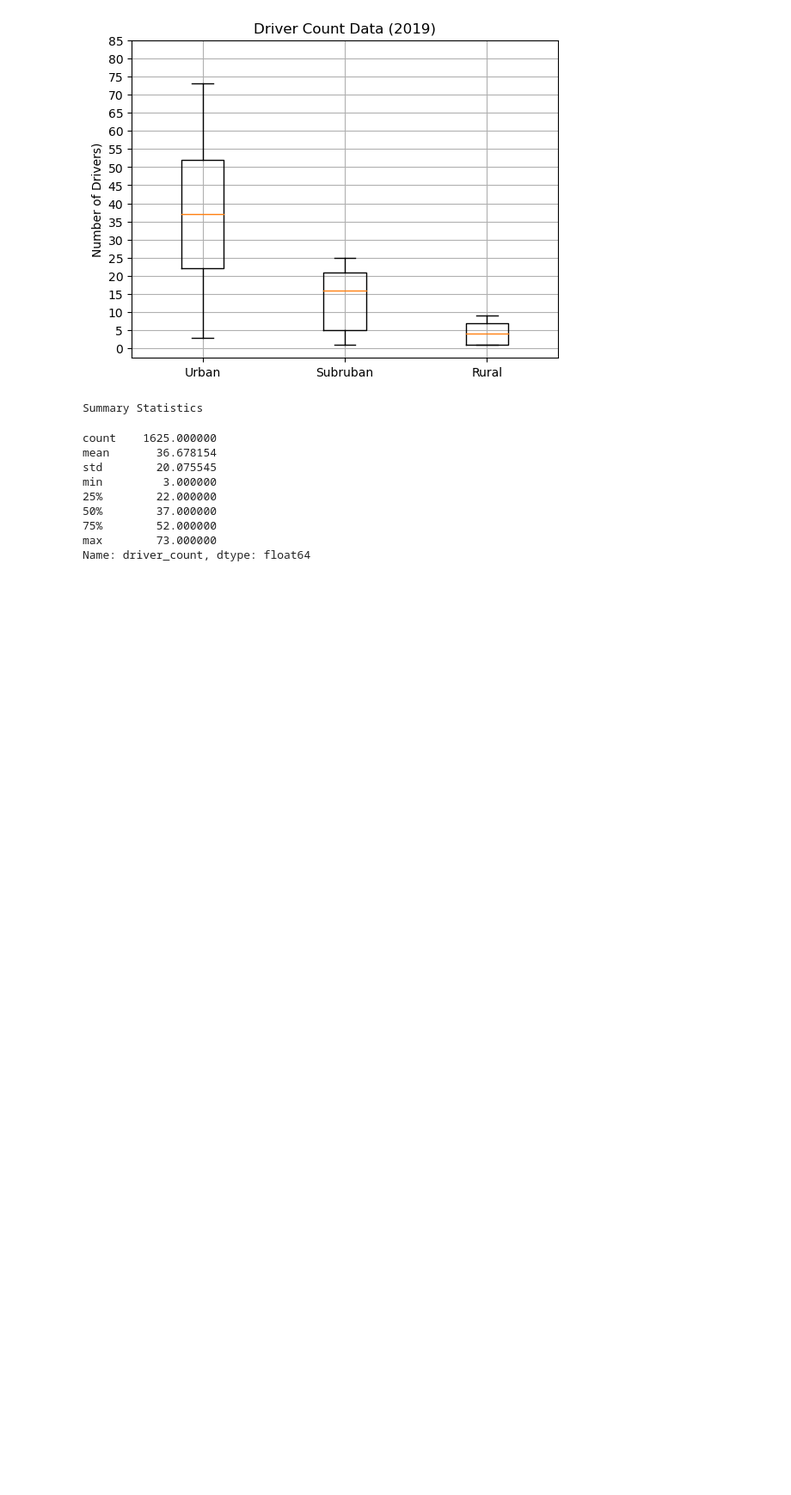
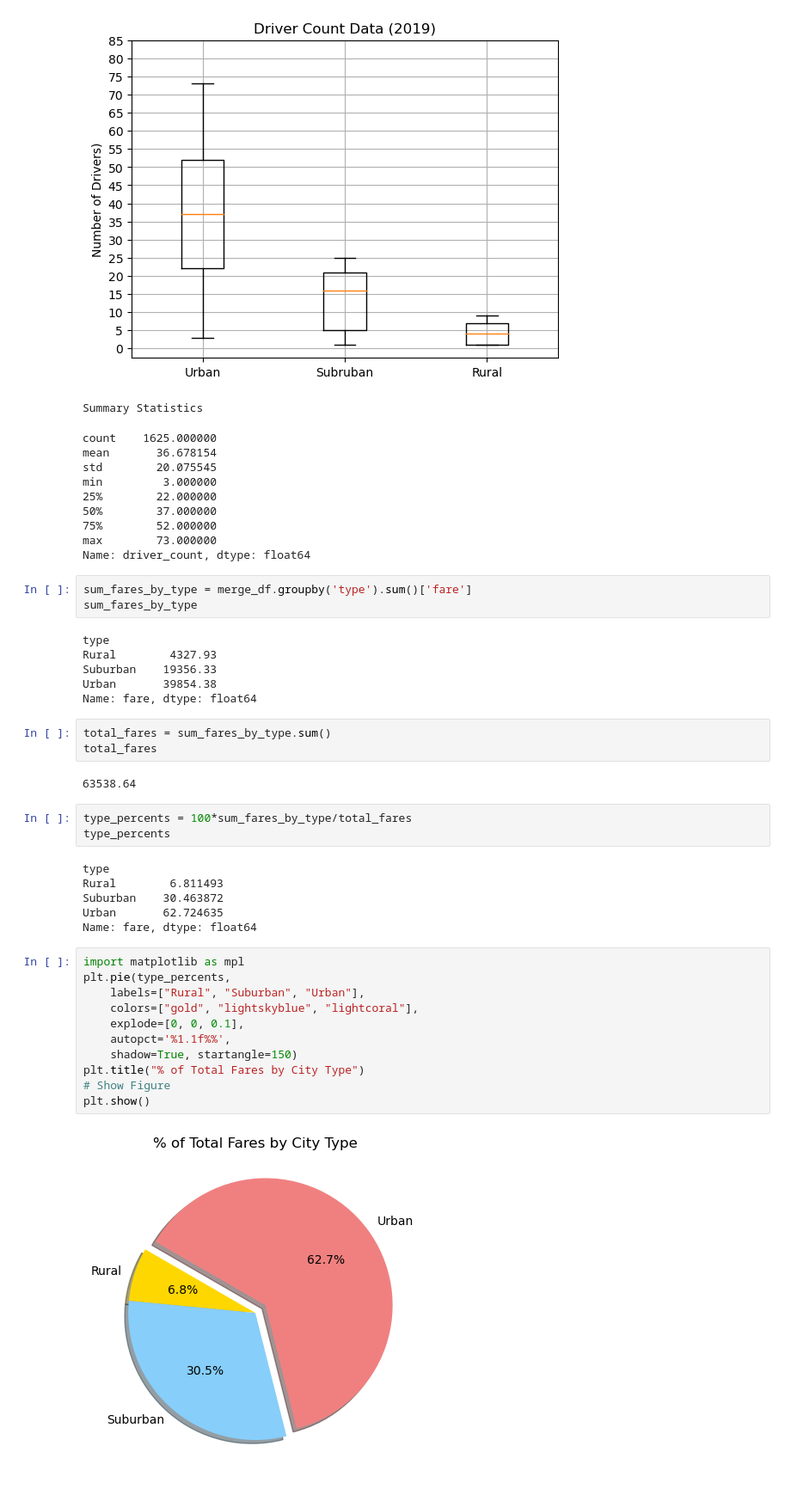
Before and after one commit to chris820629/PyBer_Analysis, a Jupyter notebook: PyBer.ipynb, the cells around one changed output. Shown at 86% size. Drawn from its saved outputs; the diff is of its cells as text; blank space fills up the shorter version.

Commit message:
adding pie chart for fare percentage

```diff
--- a/PyBer.ipynb
+++ b/PyBer.ipynb
@@ -493,3 +493,39 @@ min         3.000000
 75%        52.000000
 max        73.000000
 Name: driver_count, dtype: float64
+# %%
+sum_fares_by_type = merge_df.groupby('type').sum()['fare']
+sum_fares_by_type
+# %% [output]
+type
+Rural        4327.93
+Suburban    19356.33
+Urban       39854.38
+Name: fare, dtype: float64
+# %%
+total_fares = sum_fares_by_type.sum()
+total_fares
+# %% [output]
+63538.64
+# %%
+type_percents = 100*sum_fares_by_type/total_fares
+type_percents
+# %% [output]
+type
+Rural        6.811493
+Suburban    30.463872
+Urban       62.724635
+Name: fare, dtype: float64
+# %%
+import matplotlib as mpl
+plt.pie(type_percents,
+    labels=["Rural", "Suburban", "Urban"],
+    colors=["gold", "lightskyblue", "lightcoral"],
+    explode=[0, 0, 0.1],
+    autopct='%1.1f%%',
+    shadow=True, startangle=150)
+plt.title("% of Total Fares by City Type")
+# Show Figure
+plt.show()
+# %% [output]
+[figure, added]
```
Also changed, not shown: 1 other file.
